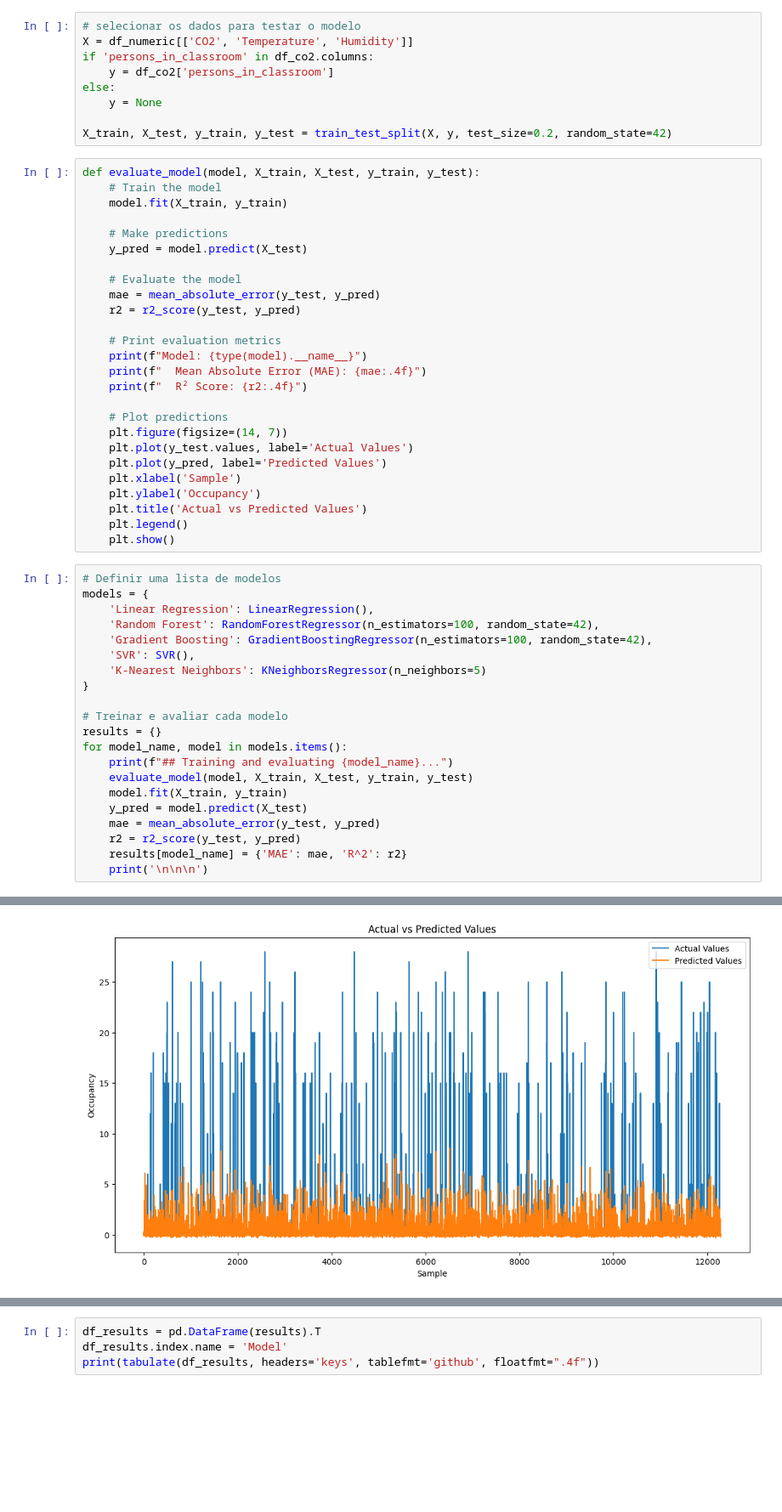
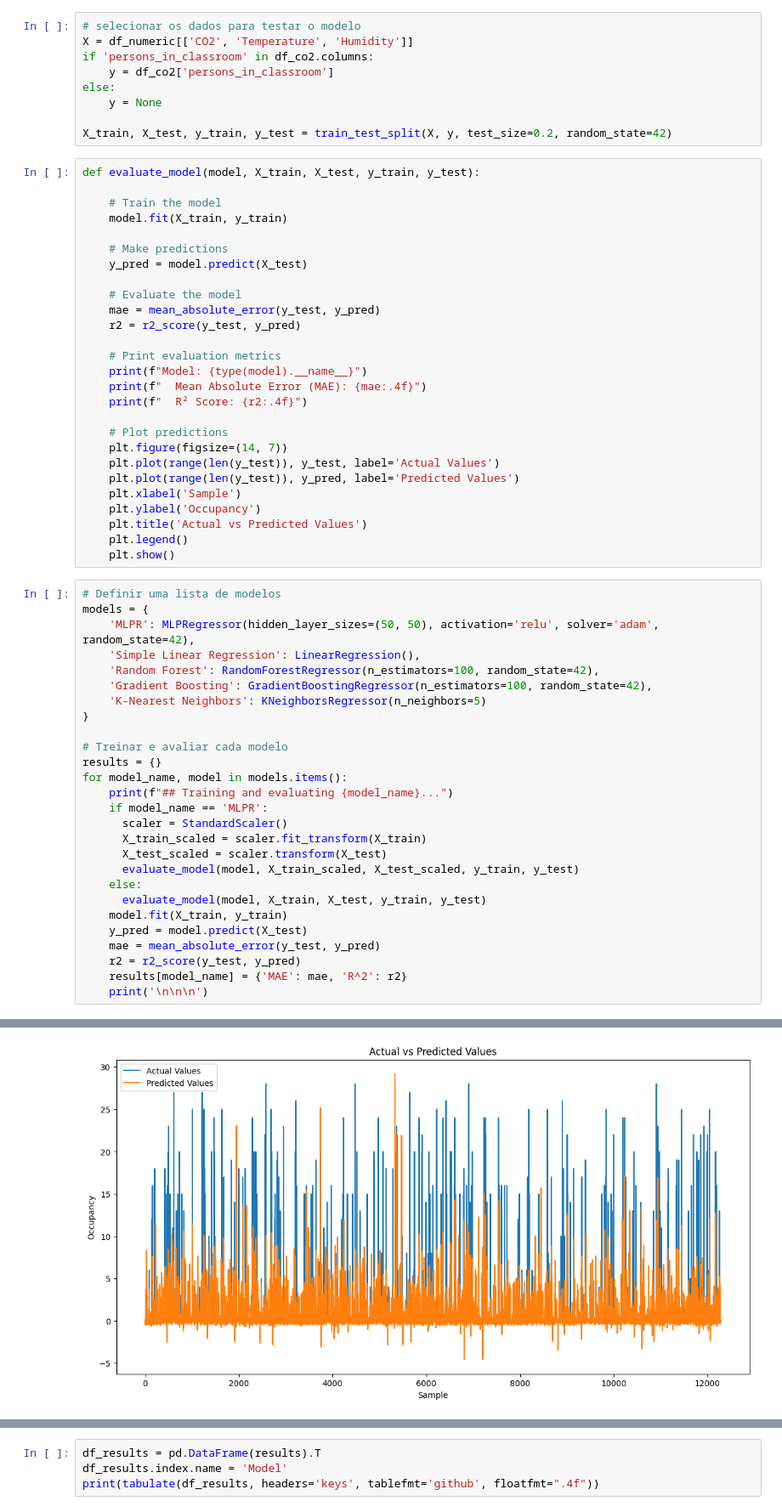
Before and after one commit to beatrizleite/IA-Proj, a Jupyter notebook: tema2.ipynb, the cells around one changed output, grey strips where cells are left out. Shown at 85% size. Cells and saved outputs as stored; diff of their text form; blank space fills up the shorter version.

```diff
--- a/tema2.ipynb
+++ b/tema2.ipynb
@@ -124,6 +129,7 @@ else:
 X_train, X_test, y_train, y_test = train_test_split(X, y, test_size=0.2, random_state=42)
 # %%
 def evaluate_model(model, X_train, X_test, y_train, y_test):
+
     # Train the model
     model.fit(X_train, y_train)
 
@@ -141,8 +147,8 @@ def evaluate_model(model, X_train, X_test, y_train, y_test):
 
     # Plot predictions
     plt.figure(figsize=(14, 7))
-    plt.plot(y_test.values, label='Actual Values')
-    plt.plot(y_pred, label='Predicted Values')
+    plt.plot(range(len(y_test)), y_test, label='Actual Values')
+    plt.plot(range(len(y_test)), y_pred, label='Predicted Values')
     plt.xlabel('Sample')
     plt.ylabel('Occupancy')
     plt.title('Actual vs Predicted Values')
@@ -151,10 +157,10 @@ def evaluate_model(model, X_train, X_test, y_train, y_test):
 # %%
 # Definir uma lista de modelos
 models = {
-    'Linear Regression': LinearRegression(),
+    'MLPR': MLPRegressor(hidden_layer_sizes=(50, 50), activation='relu', solver='adam', random_state=42),
+    'Simple Linear Regression': LinearRegression(),
     'Random Forest': RandomForestRegressor(n_estimators=100, random_state=42),
     'Gradient Boosting': GradientBoostingRegressor(n_estimators=100, random_state=42),
-    'SVR': SVR(),
     'K-Nearest Neighbors': KNeighborsRegressor(n_neighbors=5)
 }
 
@@ -162,7 +168,13 @@ models = {
 results = {}
 for model_name, model in models.items():
     print(f"## Training and evaluating {model_name}...")
-    evaluate_model(model, X_train, X_test, y_train, y_test)
+    if model_name == 'MLPR':
+      scaler = StandardScaler()
+      X_train_scaled = scaler.fit_transform(X_train)
+      X_test_scaled = scaler.transform(X_test)
+      evaluate_model(model, X_train_scaled, X_test_scaled, y_train, y_test)
+    else:
+      evaluate_model(model, X_train, X_test, y_train, y_test)
     model.fit(X_train, y_train)
     y_pred = model.predict(X_test)
     mae = mean_absolute_error(y_test, y_pred)
@@ -177 +189 @@ Model: LinearRegression
-[figure, old version]
+[figure, new version]
```
Also changed, not shown: parts of 3 cells of this notebook.
